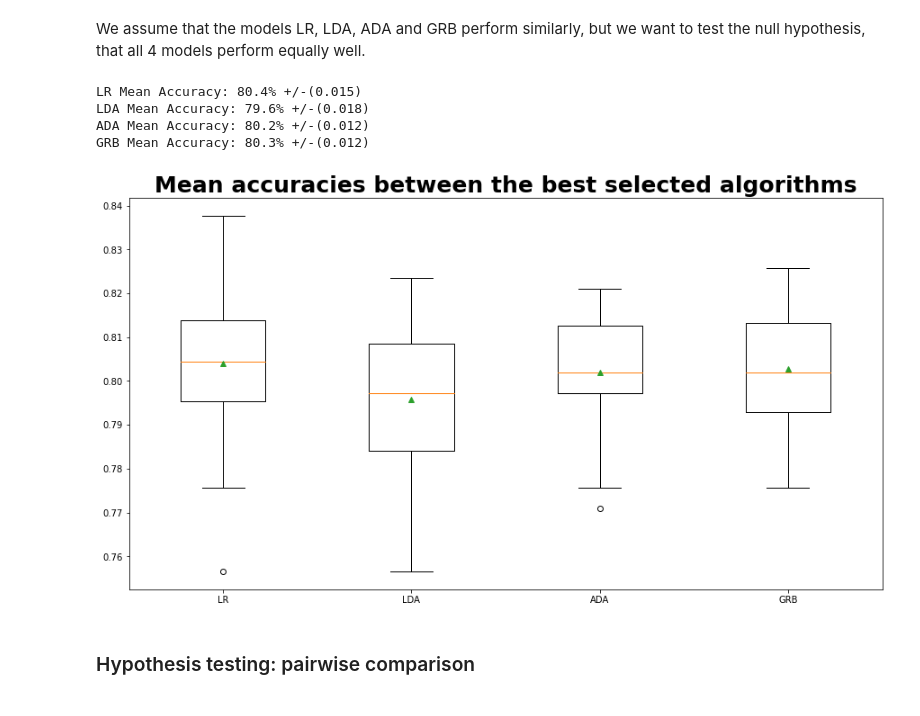
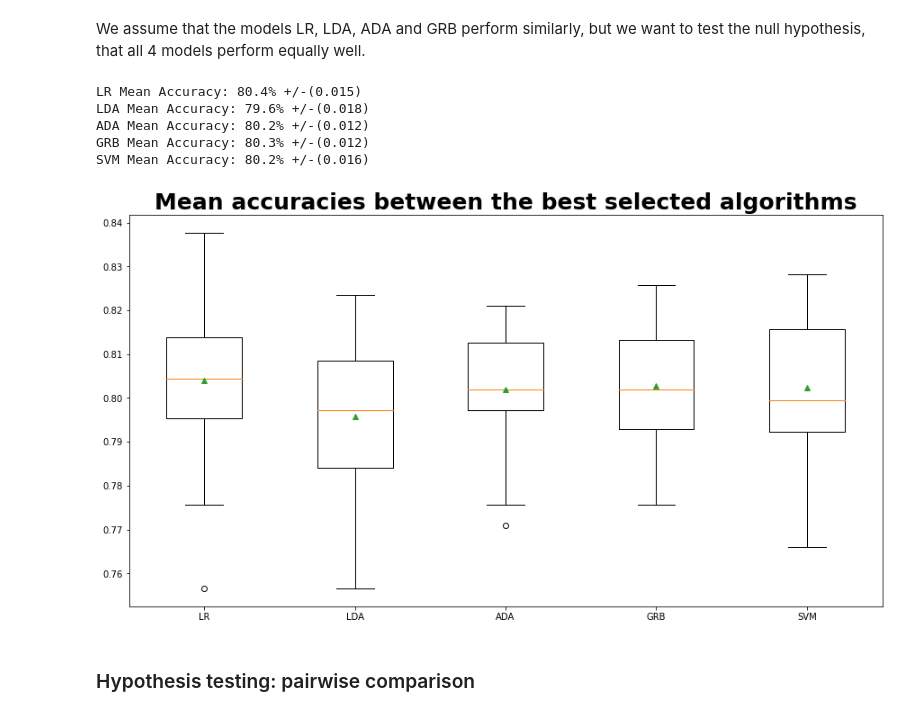
Before and after one commit to akosredey/ml_telecom_churn, a Jupyter notebook: notebooks/Prototype.ipynb, the cells around one changed output. Drawn from its saved outputs; the diff is of its cells as text; code cells hidden in the pictures.

```diff
--- a/notebooks/Prototype.ipynb
+++ b/notebooks/Prototype.ipynb
@@ -1086,6 +1085,7 @@ Name: Churn, Length: 1796, dtype: int32
 # %%
 models = []
 models.append(('LR', LogisticRegression(max_iter=1000)))
+models.append(('NBC', GaussianNB()))
 models.append(('LDA', LinearDiscriminantAnalysis()))
 models.append(('KNN', KNeighborsClassifier()))
 models.append(('DSC', DecisionTreeClassifier(random_state=1)))
@@ -1140,38 +1141,47 @@ scores1 = cross_val_score(model1, X_train, y_train, scoring = 'accuracy', cv = c
 print(model1_name+' Mean Accuracy: %.1f%% +/-(%.3f)' % ((scores1*100).mean(), (scores1).std()))
 
 # evaluate model 2
-model2 = models[1][1]
-model2_name = models[1][0]
+model2 = models[2][1]
+model2_name = models[2][0]
 cv2 = kfold
 scores2 = cross_val_score(model2, X_train, y_train, scoring = 'accuracy', cv = cv2, n_jobs = -1)
 print(model2_name+' Mean Accuracy: %.1f%% +/-(%.3f)' % ((scores2*100).mean(), (scores2).std()))
 
 # evaluate model 3
-model3 = models[4][1]
-model3_name = models[4][0]
+model3 = models[5][1]
+model3_name = models[5][0]
 cv3 = kfold
 scores3 = cross_val_score(model3, X_train, y_train, scoring = 'accuracy', cv = cv3, n_jobs = -1)
 print(model3_name+' Mean Accuracy: %.1f%% +/-(%.3f)' % ((scores3*100).mean(), (scores3).std()))
 
 # evaluate model 4
-model4 = models[6][1]
-model4_name = models[6][0]
+model4 = models[7][1]
+model4_name = models[7][0]
 cv4 = kfold
 scores4 = cross_val_score(model4, X_train, y_train, scoring = 'accuracy', cv = cv4, n_jobs = -1)
 print(model4_name+' Mean Accuracy: %.1f%% +/-(%.3f)' % ((scores4*100).mean(), (scores4).std()))
+
+# evaluate model 5
+model5 = models[8][1]
+model5_name = models[8][0]
+cv5 = kfold
+scores5 = cross_val_score(model5, X_train, y_train, scoring = 'accuracy', cv = cv5, n_jobs = -1)
+print(model5_name+' Mean Accuracy: %.1f%% +/-(%.3f)' % ((scores5*100).mean(), (scores5).std()))
 # %% [output]
 LR Mean Accuracy: 80.4% +/-(0.015)
 LDA Mean Accuracy: 79.6% +/-(0.018)
 ADA Mean Accuracy: 80.2% +/-(0.012)
 GRB Mean Accuracy: 80.3% +/-(0.012)
+SVM Mean Accuracy: 80.2% +/-(0.016)
 # %%
 plt.figure(figsize = (15, 8))
 plt.grid(False)
 plt.title("Mean accuracies between the best selected algorithms", fontsize = 25, fontweight = 'bold')
-plt.boxplot([scores1, scores2, scores3, scores4], labels=[model1_name, model2_name, model3_name, model4_name], showmeans=True)
+plt.boxplot([scores1, scores2, scores3, scores4, scores5], labels=[model1_name, model2_name, model3_name, model4_name, model5_name],
+            showmeans=True)
 plt.show()
 # %% [output]
-[figure, old version]
+[figure, new version]
 # %% [markdown]
 ### Hypothesis testing: pairwise comparison
 # %%
```
Also changed, not shown: parts of 168 cells of this notebook, 8 other files.
